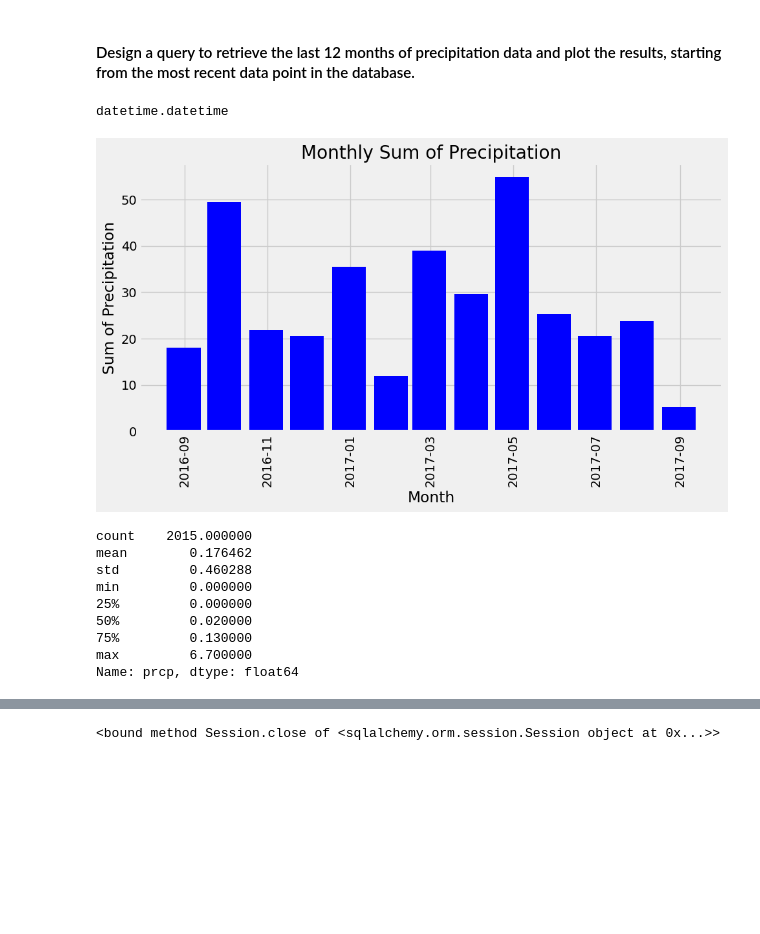
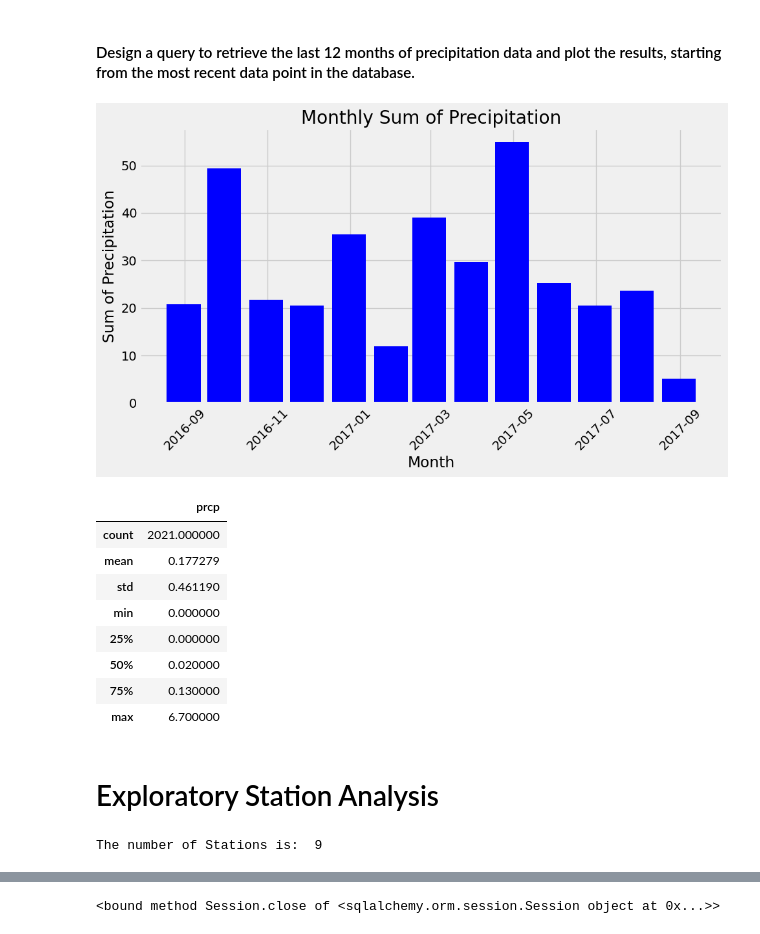
Before and after one commit to JNorthData/sqlalchemy-challenge, a Jupyter notebook: SurfsUp/SQLAlchemy_script.ipynb, the cells around one changed output, grey strips where cells are left out. Drawn from its saved outputs; the diff is of its cells as text; code cells hidden in the pictures; blank space fills up the shorter version.

```diff
--- a/SurfsUp/SQLAlchemy_script.ipynb
+++ b/SurfsUp/SQLAlchemy_script.ipynb
@@ -57,70 +51,83 @@ most_recent_date
 '2017-08-23'
 # %% [markdown]
 #### Design a query to retrieve the last 12 months of precipitation data and plot the results,</br> starting from the most recent data point in the database.
-# %%
-one_year_previous
-# %% [output]
-datetime.datetime
 # %%
 from datetime import datetime, timedelta
-
+import matplotlib.pyplot as plt
+import pandas as pd
 
 # Calculate the date one year previous
 from_date = datetime.strptime(most_recent_date, "%Y-%m-%d")
 one_year_previous = from_date - timedelta(days=365)
 
-# Query for records within the specified date range
-records_within_range = session.query(Measurement).filter(
-    Measurement.date >= one_year_previous,
-    Measurement.date <= from_date
-).all()
+# Query column names from Measurement table
+column_names = [column.key for column in Measurement.__table__.columns]
 
-# Extract column names and data from the query results
-column_names = [column.key for column in Measurement.__table__.columns]
-data = [measurement.__dict__ for measurement in records_within_range]
+# Query data from Measurement table
+row_data = session.query(Measurement).all()
 
-# Create a DataFrame
-year_prcp_df = pd.DataFrame(data, columns=column_names)
+# Convert query result to a list of dictionaries
+data = [measurement.__dict__ for measurement in row_data]
+
+# Create a DataFrame from M_data
+M_data = pd.DataFrame(data, columns=column_names)
 
 # Convert 'date' column to datetime format
-year_prcp_df['date'] = pd.to_datetime(year_prcp_df['date'])
+M_data['date'] = pd.to_datetime(M_data['date'])
+
+# Filter data for the previous year
+year_precip = M_data[(M_data['date'] >= one_year_previous) & (M_data['date'] <= from_date)]
 
 # Group the data by month and calculate the sum of precipitation for each month
-monthly_sum_df = year_prcp_df.set_index('date').resample('M').sum()
+monthly_sum_df = year_precip.set_index('date').resample('M').sum()
 
 # Reset the index for plotting
 monthly_sum_df.reset_index(inplace=True)
 
 # Set up the plot
 plt.figure(figsize=(10, 6))  # Set the figure size
 
 # Plot the bar chart
 plt.bar(monthly_sum_df['date'], monthly_sum_df['prcp'], width=25, color='blue', align='center')
 
 # Configure the plot
 plt.xlabel('Month')
 plt.ylabel('Sum of Precipitation')
 plt.title('Monthly Sum of Precipitation')
-plt.xticks(rotation=90)
+plt.xticks(rotation=45)
 
 # Show the plot
 plt.tight_layout()
 plt.show()
 # %% [output]
-[figure, old version]
+[figure, new version]
 # %%
 # Use Pandas to calculate the summary statistics for the precipitation data
 
-prcp_summary = year_prcp_df['prcp'].describe()
+prcp_summary = pd.DataFrame(year_precip['prcp'].describe())
 
-print(prcp_summary)
+prcp_summary
 # %% [output]
-count    2015.000000
-mean        0.176462
-std         0.460288
-min         0.000000
-25%         0.000000
-50%         0.020000
-75%         0.130000
-max         6.700000
-Name: prcp, dtype: float64
+|  | prcp |
+| count | 2021.000000 |
+| mean | 0.177279 |
+| std | 0.461190 |
+| min | 0.000000 |
+| 25% | 0.000000 |
+| 50% | 0.020000 |
+| 75% | 0.130000 |
+| max | 6.700000 |
+# %% [markdown]
+# Exploratory Station Analysis
+# %%
+# Design a query to calculate the total number of stations in the dataset
+
+station_col_names = [column.key for column in Station.__table__.columns]
+station_rows = session.query(Station).all()
+station_data = [s.__dict__ for s in station_rows]
+
+Stations = pd.DataFrame(station_data, columns=station_col_names)
+
+print('The number of Stations is: ', Stations['station'].nunique())
+# %% [output]
+The number of Stations is:  9
```
Also changed, not shown: parts of 5 cells of this notebook.
